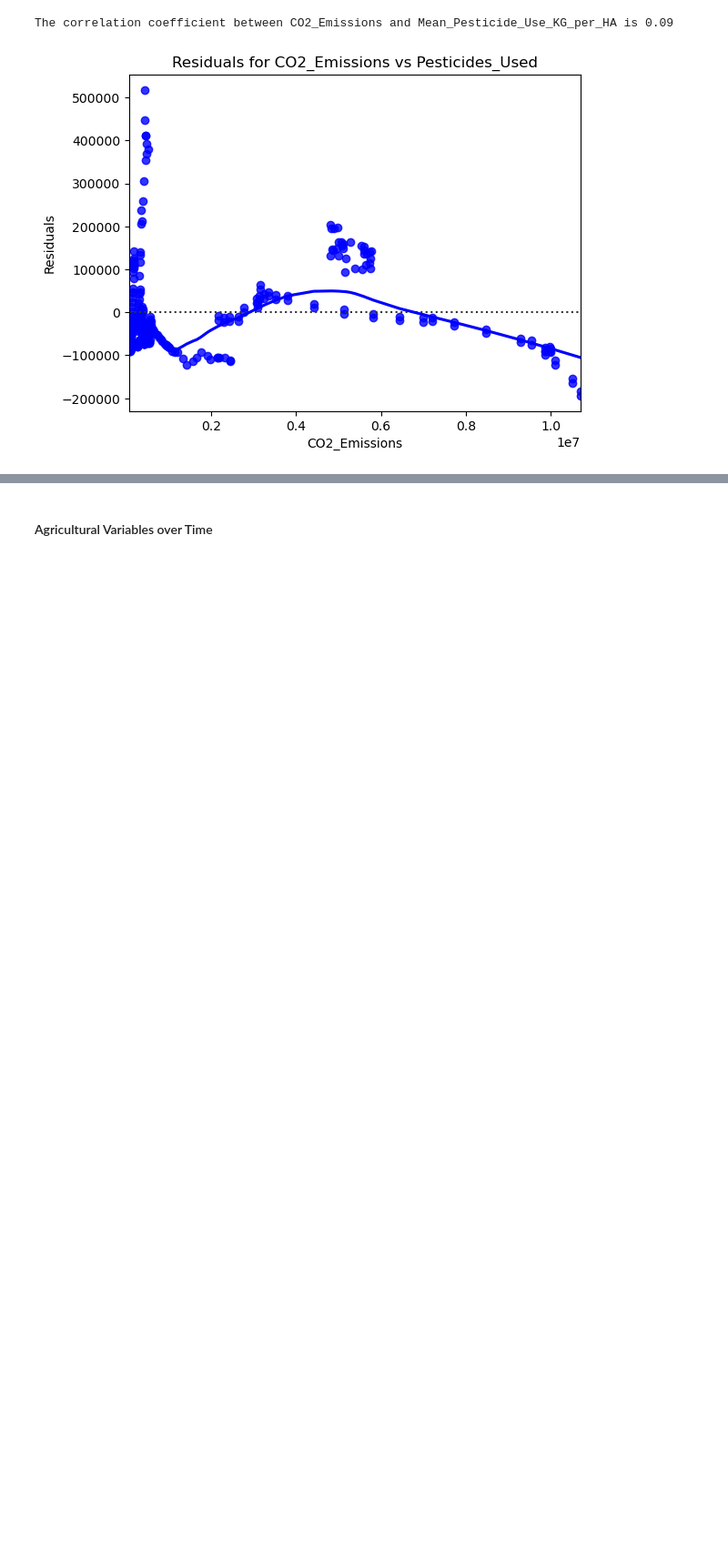
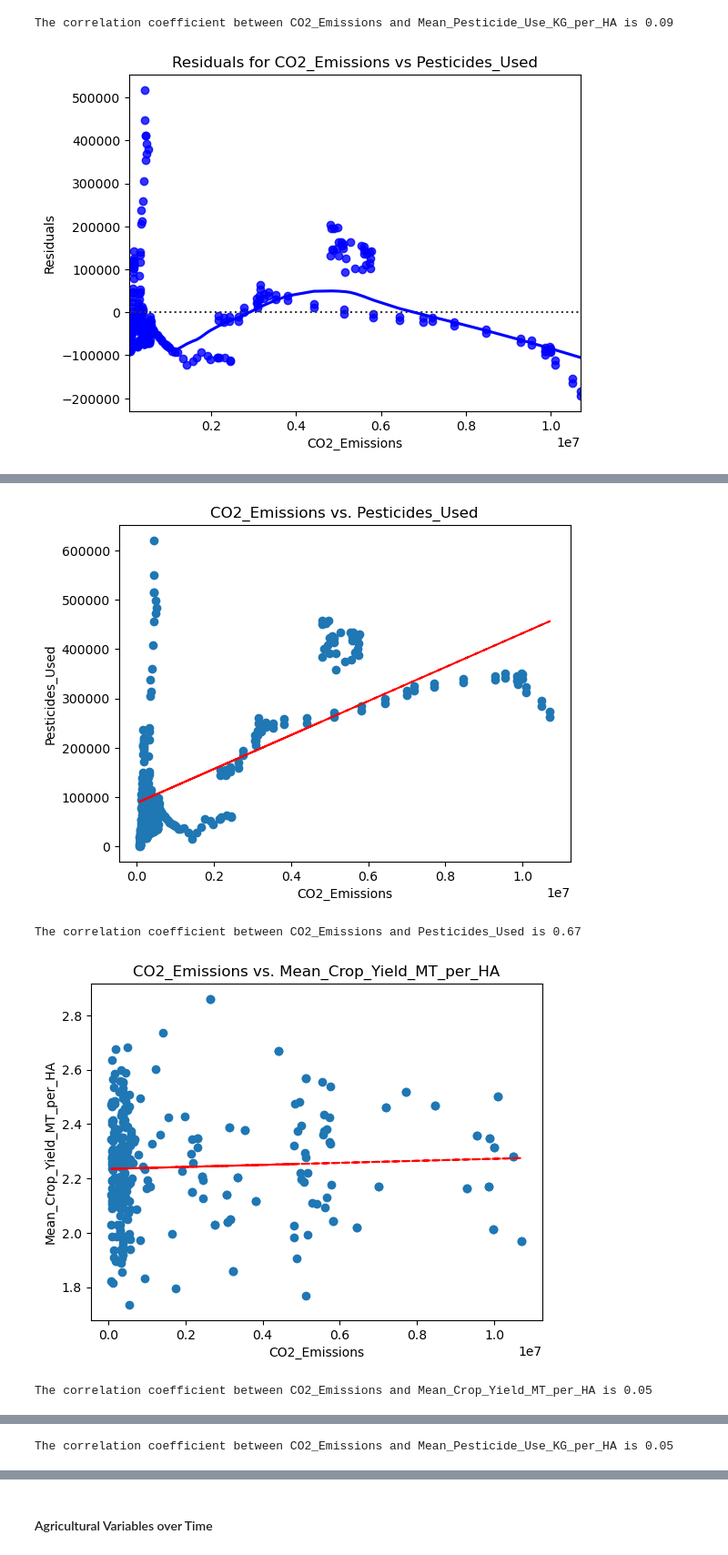
Before and after one commit to EdGonz44/Project-3, a Jupyter notebook: jenny-folder/code-jj2.ipynb, the cells around one changed output, grey strips where cells are left out. Shown at 91% size. Saved outputs shown, nothing was run; the diff lists cells and outputs as text; code cells hidden in the pictures; blank space fills up the shorter version.

```diff
--- a/jenny-folder/code-jj2.ipynb
+++ b/jenny-folder/code-jj2.ipynb
@@ -383,6 +387,29 @@ def plot_correlation(df, x_label, y_label, agg_func):
     # Print the Pearson correlation coefficient
     correlation_coefficient = round(pearsonr(x, y)[0], 2)
     print(f"The correlation coefficient between {x_label} and {y_label} is {correlation_coefficient}")
+# %%
+# function for linear regression and pearsons r - no groupby aggregation
+def plot_correlation_two(df, x_label, y_label):
+
+    # Get x and y data (grouped by Year)
+    x = df[x_label]
+    y = df[y_label]
+
+    # Perform linear regression
+    slope, intercept, r, p, std_err = linregress(x, y)
+    line = slope * x + intercept
+
+    # Create the scatter plot
+    plt.scatter(x, y)
+    plt.plot(x, line, "--", color='red')  # Use red dashed line for the regression line
+    plt.xlabel(x_label)
+    plt.ylabel(y_label)
+    plt.title(f"{x_label} vs. {y_label}")
+    plt.show()
+
+    # Print the Pearson correlation coefficient
+    correlation_coefficient = round(pearsonr(x, y)[0], 2)
+    print(f"The correlation coefficient between {x_label} and {y_label} is {correlation_coefficient}")
 # %%
 def plot_residuals(df, x_label, y_label):
     # Fit the linear regression model to get the residuals
@@ -451,0 +485,12 @@ plot_residuals(merged_df, 'CO2_Emissions', 'Pesticides_Used')
+# %%
+# list to loop through
+vars = ['Pesticides_Used', 'Mean_Crop_Yield_MT_per_HA', 'Mean_Pesticide_Use_KG_per_HA']
+
+# Loop through list to investigate the correlation between CO2 emissions and other variables
+for var in vars:
+    plot_correlation_two(merged_df, 'CO2_Emissions', var)
+# %% [output]
+[figure, added]
+The correlation coefficient between CO2_Emissions and Pesticides_Used is 0.67
+[figure, added]
+The correlation coefficient between CO2_Emissions and Mean_Crop_Yield_MT_per_HA is 0.05
@@ -451,0 +498 @@ plot_residuals(merged_df, 'CO2_Emissions', 'Pesticides_Used')
+The correlation coefficient between CO2_Emissions and Mean_Pesticide_Use_KG_per_HA is 0.05
```
Also changed, not shown: parts of 22 cells of this notebook, 3 other files.
